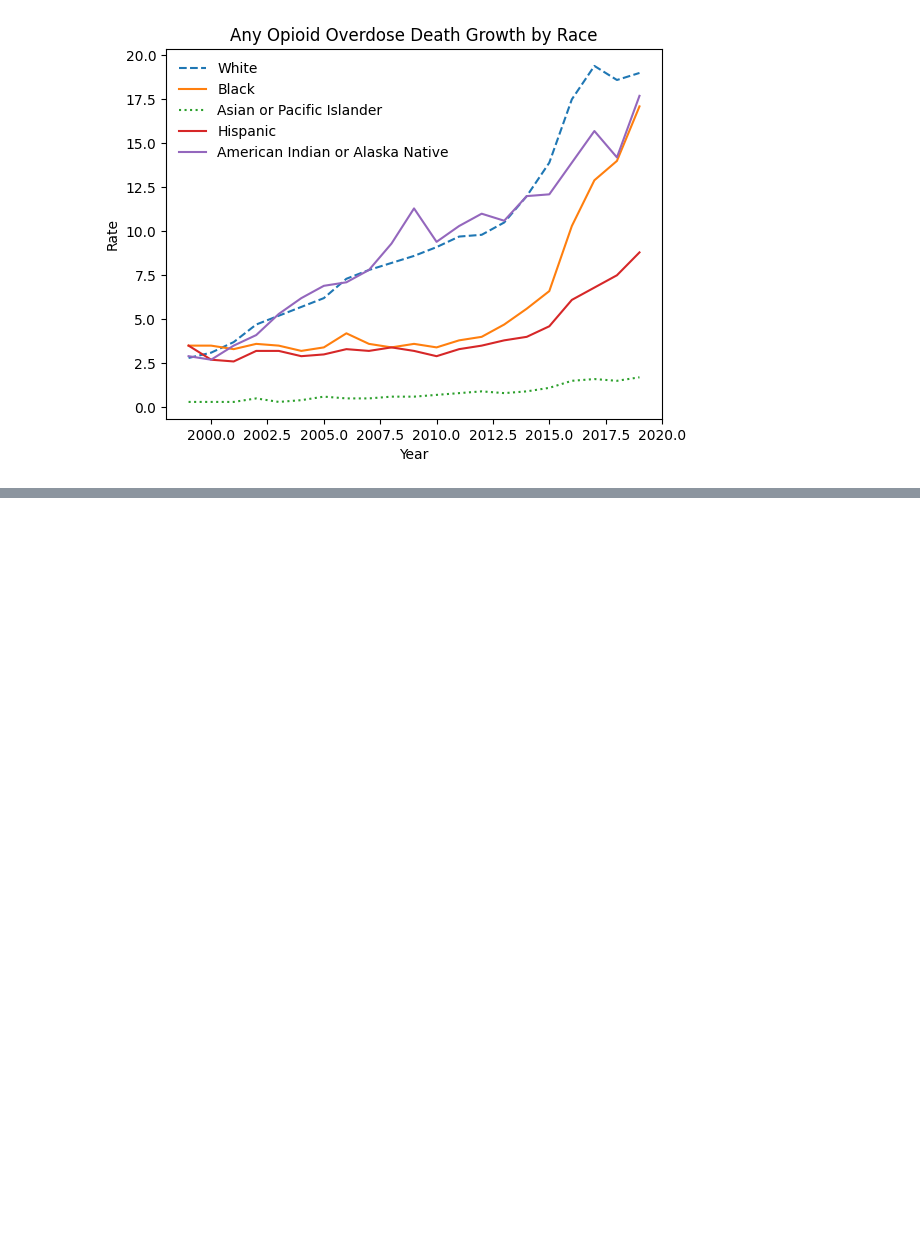
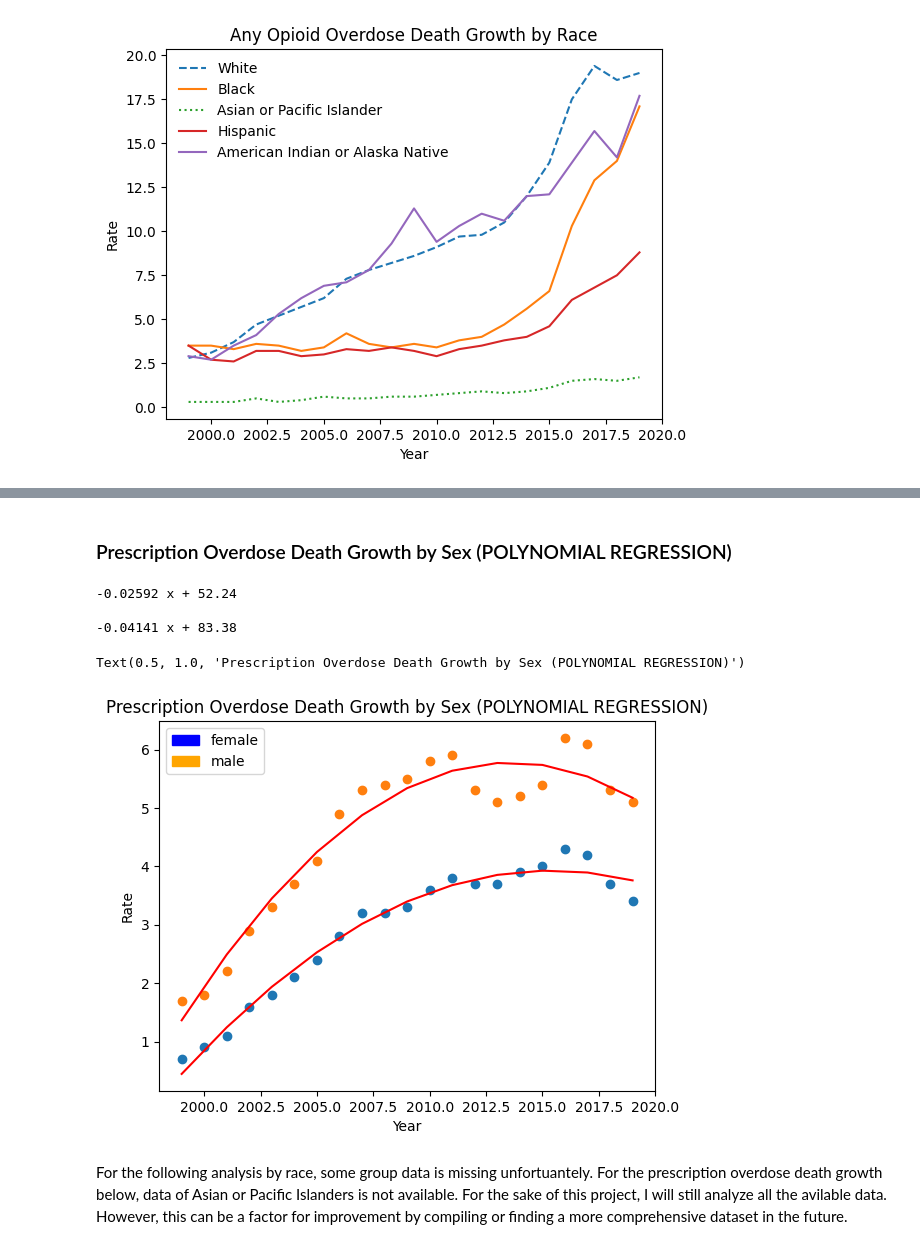
Before and after one commit to mrhee99/opioid, a Jupyter notebook: opioid.ipynb, the cells around one changed output, grey strips where cells are left out. Cells and saved outputs as stored; diff of their text form; code cells hidden in the pictures; blank space fills up the shorter version.

```diff
--- a/opioid.ipynb
+++ b/opioid.ipynb
@@ -358,0 +233,36 @@ plt.legend(handles=[synth_white,synth_black,synth_hispanic])
+# %% [markdown]
+### Prescription Overdose Death Growth by Sex (POLYNOMIAL REGRESSION)
+# %%
+rate_presc_females=drug['Rate.Opioid.Prescription.Sex.Female']
+rate_presc_males=drug['Rate.Opioid.Prescription.Sex.Male']
+rate_presc_sexual=[]
+rate_presc_sexual.append(rate_presc_females)
+rate_presc_sexual.append(rate_presc_males)
+
+#create polynomial regression.
+for i in rate_presc_sexual:
+    x=year
+    y=i
+    plt.scatter(x,y)
+    poly_fit=np.poly1d(np.polyfit(x,y,2))
+    #slope is the derivative of polynomial regression.
+    slope= poly_fit.deriv()
+    xx = np.linspace(1999, 2019, 11)
+    plt.plot(xx, poly_fit(xx), c='r',linestyle='-')
+    print(slope)
+
+# Creating legend with color box
+presc_fem = mpatches.Patch(color='blue', label='female')
+presc_male = mpatches.Patch(color='orange', label='male')
+plt.legend(handles=[presc_fem,presc_male])
+plt.xlabel('Year')
+plt.ylabel('Rate')
+plt.title('Prescription Overdose Death Growth by Sex (POLYNOMIAL REGRESSION)')
+# %% [output]
+-0.02592 x + 52.24
+
+-0.04141 x + 83.38
+Text(0.5, 1.0, 'Prescription Overdose Death Growth by Sex (POLYNOMIAL REGRESSION)')
+[figure, added]
+# %% [markdown]
+For the following analysis by race, some group data is missing unfortuantely. For the prescription overdose death growth below, data of Asian or Pacific Islanders is not available. For the sake of this project, I will still analyze all the avilable data. However, this can be a factor for improvement by compiling or finding a more comprehensive dataset in the future.
```
Also changed, not shown: parts of 40 cells of this notebook.
